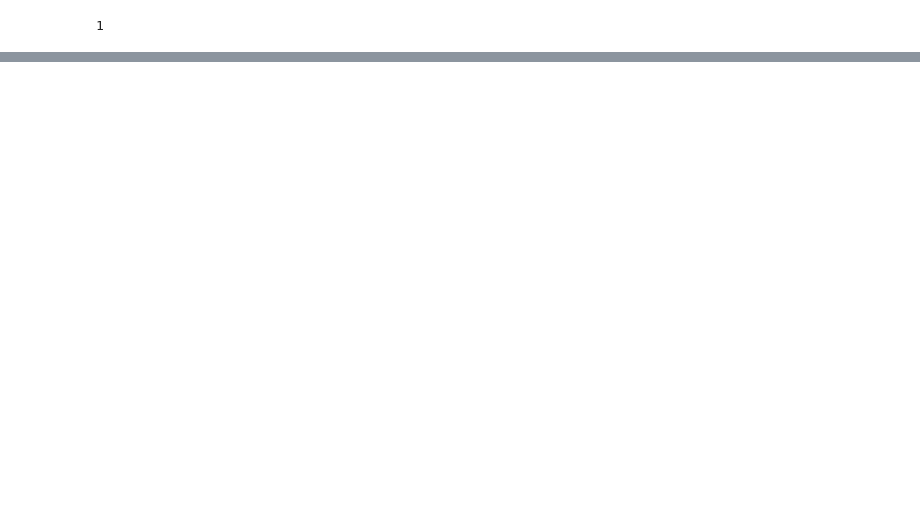
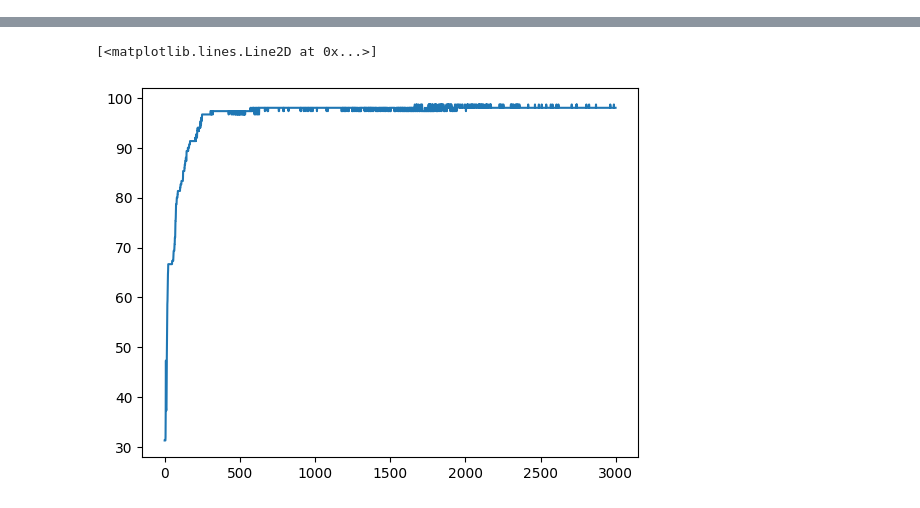
Before and after one commit to erjbroek/NNfromScratch, a Jupyter notebook: nn.ipynb, the cells around one changed output, grey strips where cells are left out. Cells and saved outputs as stored; diff of their text form; code cells hidden in the pictures; blank space fills up the shorter version.

```diff
--- a/nn.ipynb
+++ b/nn.ipynb
@@ -25,9 +6,0 @@ iris
-# %%
-# the input size is the amount of variables in the dataset
-# in datascience terms, this can be seen as the amount of independent variables
-# the output size equals the amount of classes you want to predict
-# in this case, we have 3 classes, meaning 3 output nodes
-input_size = len(iris['data'][0])
-output_size = len(np.unique(iris['target']))
-hidden_size = 4
-print(f"input size: {input_size}, hidden size: {hidden_size}, output size: {output_size}")
@@ -43,11 +7,3 @@ def init_network(input_size, hidden_size, output_size):
-# %%
-# relu is the activation function used for the network
-# it works by only using positive values, and setting all negative values to 0
-def relu(x):
-  return np.maximum(0, x)
-
-def relu_der(x):
-    return (x > 0).astype(float)
 # %%
 class NeuralNetwork:
 
@@ -97,16 +120,15 @@ SyntaxError: incomplete input (3894861064.py, line 26)
-# %%
-# Define the Test class
-class Test:
-    def __init__(self):
-        self.test = 1
-
-    def poop(self):
-        print(self.test)
-
-# Create an instance of the Test class
-test_instance = Test()
-
-# Call the poop method
-test_instance.poop()
-# %% [output]
-1
+# %%
+input_size = len(iris['data'][0])
+output_size = len(np.unique(iris['target']))
+hidden_size = 7
+print(f"input size: {input_size}, hidden size: {hidden_size}, output size: {output_size}")
+
+x = iris['data']
+y = np.eye(output_size)[iris['target']]
+
+network = NeuralNetwork(input_size, hidden_size, output_size)
+epochs = 3000
+learning_rate = 0.0001
+loss, accuracy = network.train_mbgd(x, y, epochs, learning_rate, 20)
+plt.plot(accuracy)
+# %% [output]
@@ -112,0 +152,2 @@ test_instance.poop()
+[<matplotlib.lines.Line2D at 0x...>]
+[figure, added]
```
Also changed, not shown: parts of 6 cells of this notebook.
